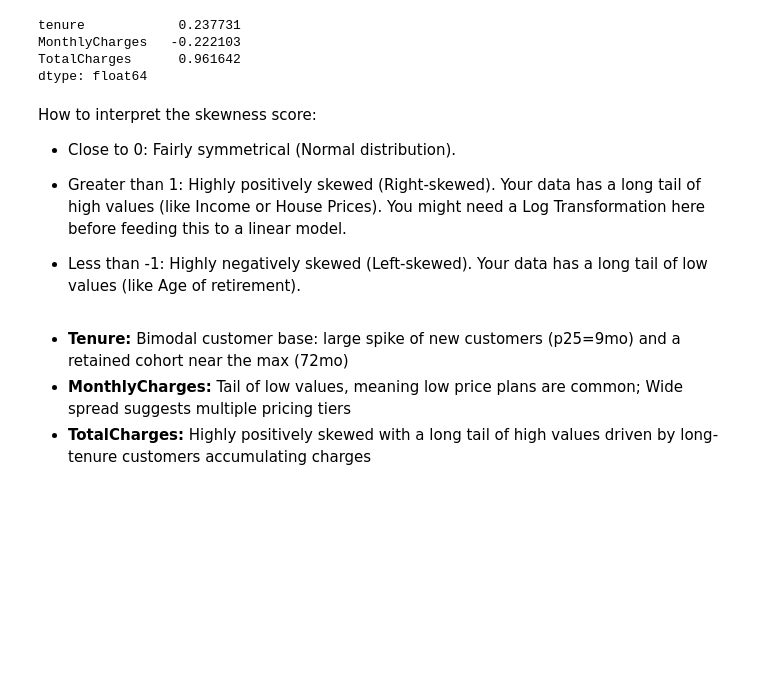
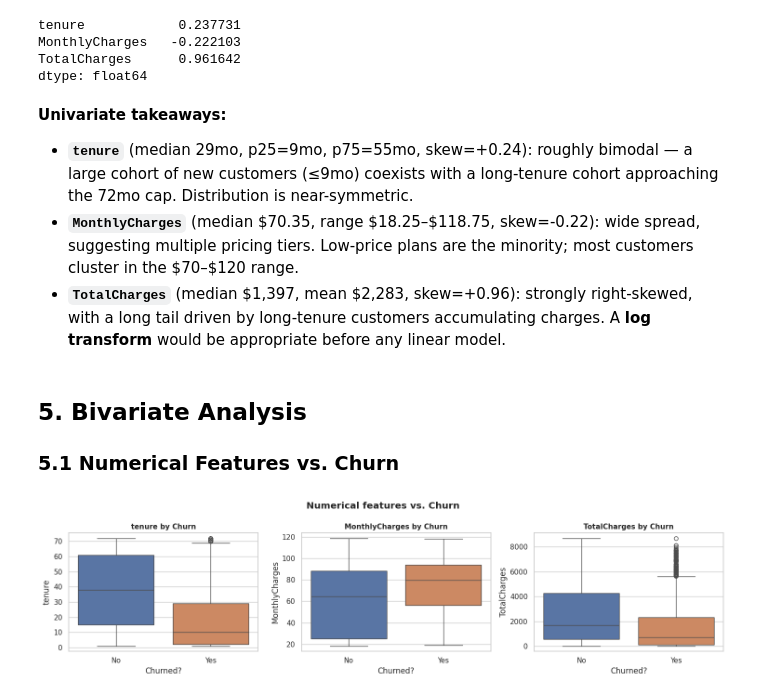
Before and after one commit to vinicius-goulart/health-churn-analysis, a Jupyter notebook: notebooks/01_eda.ipynb, the cells around one changed output. Cells and saved outputs as stored; diff of their text form; code cells hidden in the pictures; blank space fills up the shorter version.

```diff
--- a/notebooks/01_eda.ipynb
+++ b/notebooks/01_eda.ipynb
@@ -239,14 +287,38 @@ tenure            0.237731
 MonthlyCharges   -0.222103
 TotalCharges      0.961642
 dtype: float64
-# %% [markdown]
-How to interpret the skewness score:
-* Close to 0: Fairly symmetrical (Normal distribution).
-
-* Greater than 1: Highly positively skewed (Right-skewed). Your data has a long tail of high values (like Income or House Prices). You might need a Log Transformation here before feeding this to a linear model.
-
-* Less than -1: Highly negatively skewed (Left-skewed). Your data has a long tail of low values (like Age of retirement).
 # %% [markdown]
-* **Tenure:** Bimodal customer base: large spike of new customers (p25=9mo) and a retained cohort near the max (72mo)
-* **MonthlyCharges:** Tail of low values, meaning low price plans are common; Wide spread suggests multiple pricing tiers
-* **TotalCharges:** Highly positively skewed with a long tail of high values driven by long-tenure customers accumulating charges
+**Univariate takeaways:**
+
+- **`tenure`** (median 29mo, p25=9mo, p75=55mo, skew=+0.24): roughly bimodal — a large cohort of new customers (≤9mo) coexists with a long-tenure cohort approaching the 72mo cap. Distribution is near-symmetric.
+- **`MonthlyCharges`** (median \$70.35, range \$18.25–\$118.75, skew=-0.22): wide spread, suggesting multiple pricing tiers. Low-price plans are the minority; most customers cluster in the \$70–\$120 range.
+- **`TotalCharges`** (median \$1,397, mean \$2,283, skew=+0.96): strongly right-skewed, with a long tail driven by long-tenure customers accumulating charges. A **log transform** would be appropriate before any linear model.
+# %% [markdown]
+## 5. Bivariate Analysis
+
+### 5.1 Numerical Features vs. Churn
+# %%
+fig, axes = plt.subplots(nrows=1, ncols=len(num_cols), figsize=(15, 4))
+
+if len(num_cols) == 1:
+    axes = [axes]
+
+for i, col in enumerate(num_cols):
+    sns.boxplot(
+        x="Churn",
+        y=col,
+        data=df,
+        ax=axes[i],
+        hue="Churn",
+        palette=CHURN_PALETTE,
+        legend=False,
+    )
+    axes[i].set_title(f"{col} by Churn", fontsize=11)
+    axes[i].set_xlabel("Churned?")
+    axes[i].set_ylabel(col)
+
+plt.suptitle("Numerical features vs. Churn", fontweight="bold")
+plt.tight_layout()
+plt.show()
+# %% [output]
+[figure, added]
```
Also changed, not shown: parts of 27 cells of this notebook.
